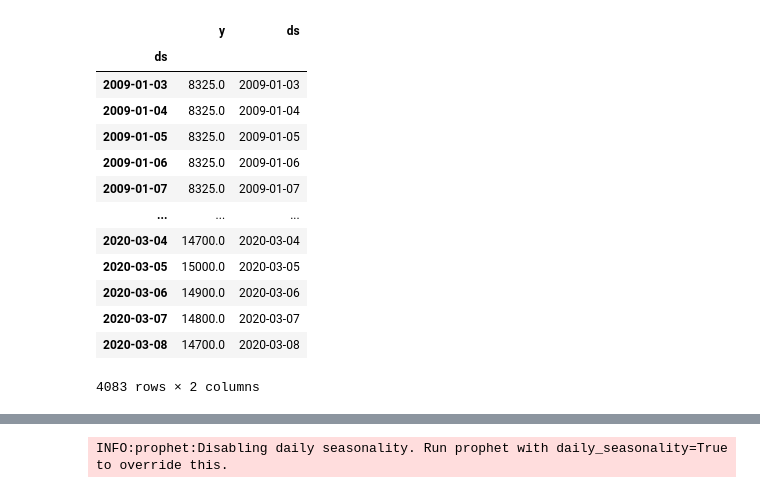
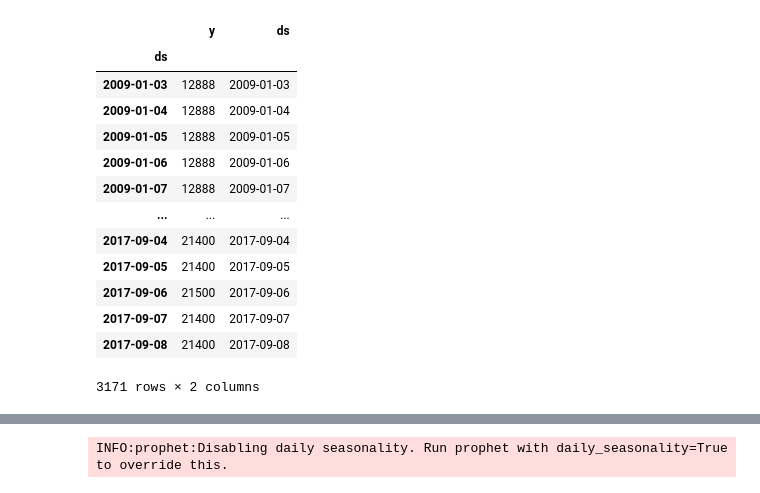
Before and after one commit to azrasabila/forecasting-fbprophet-harga-pangan, a Jupyter notebook: nyoba_2.ipynb, the cells around one changed output, grey strips where cells are left out. Cells and saved outputs as stored; diff of their text form; code cells hidden in the pictures.

Commit message:
update data filling

```diff
--- a/nyoba_2.ipynb
+++ b/nyoba_2.ipynb
@@ -12,7 +12,7 @@ from sklearn.model_selection import train_test_split
 # from pandas.io.json import json_normalize
 # %%
 # read file csv
-df = pd.read_csv('dataset/minyak goreng kemasan.csv')
+df = pd.read_csv('dataset/telur ayam broiler.csv')
 # ambil data dari API Priangan
 #r = requests.get('http://dev.priangan.org/api/api/graphic_data/2/1/day/price/2012-01-01/2021-2-15/0/city/-/eceran/null')
 #df = r.json()
@@ -70,6 +70,7 @@ df
 # %%
 #ubah index jadi tanggal dengan format datetime
 df.index = pd.to_datetime(df.ds)
+df.ds = pd.to_datetime(df.ds)
 #df = df.drop('ds', axis=1)
 #df = df.sort_index()
 df
@@ -90 +91,10 @@ df
 2231 rows × 2 columns
+# %%
+# Split data training dan testing 70:30
+# split_date = "2019-01-01"
+# df_train = df.loc[df.ds <= split_date].copy()
+# df_test = df.loc[df.ds > split_date].copy()
+# df_train.tail()
+df_train = df[:int(df.shape[0]*0.8)]
+df_test = df[int(df.shape[0]*0.8):]
+print(df.shape, df_train.shape, df_test.shape)
@@ -91,23 +113,23 @@ df
 # %%
 # resampling = fill tanggal yang ke skip
-df = df.resample('D').mean()
-df['y'] = df.interpolate()
-df['ds'] = df.index
+df_train = df_train.resample('D').pad()
+#df_train['y'] = df_train.interpolate()
+df_train['ds'] = df_train.index
 #df.y.fillna(method='ffill', inplace=True)
-df
+df_train
 # %% [output]
 |  | y | ds |
 | ds |  |  |
-| 2009-01-03 | 8325.0 | 2009-01-03 |
-| 2009-01-04 | 8325.0 | 2009-01-04 |
-| 2009-01-05 | 8325.0 | 2009-01-05 |
-| 2009-01-06 | 8325.0 | 2009-01-06 |
-| 2009-01-07 | 8325.0 | 2009-01-07 |
+| 2009-01-03 | 12888 | 2009-01-03 |
+| 2009-01-04 | 12888 | 2009-01-04 |
+| 2009-01-05 | 12888 | 2009-01-05 |
+| 2009-01-06 | 12888 | 2009-01-06 |
+| 2009-01-07 | 12888 | 2009-01-07 |
 | ... | ... | ... |
-| 2020-03-04 | 14700.0 | 2020-03-04 |
-| 2020-03-05 | 15000.0 | 2020-03-05 |
-| 2020-03-06 | 14900.0 | 2020-03-06 |
-| 2020-03-07 | 14800.0 | 2020-03-07 |
-| 2020-03-08 | 14700.0 | 2020-03-08 |
+| 2017-09-04 | 21400 | 2017-09-04 |
+| 2017-09-05 | 21400 | 2017-09-05 |
+| 2017-09-06 | 21500 | 2017-09-06 |
+| 2017-09-07 | 21400 | 2017-09-07 |
+| 2017-09-08 | 21400 | 2017-09-08 |
-4083 rows × 2 columns
+3171 rows × 2 columns
 # %%
```
Also changed, not shown: parts of 17 cells of this notebook.
